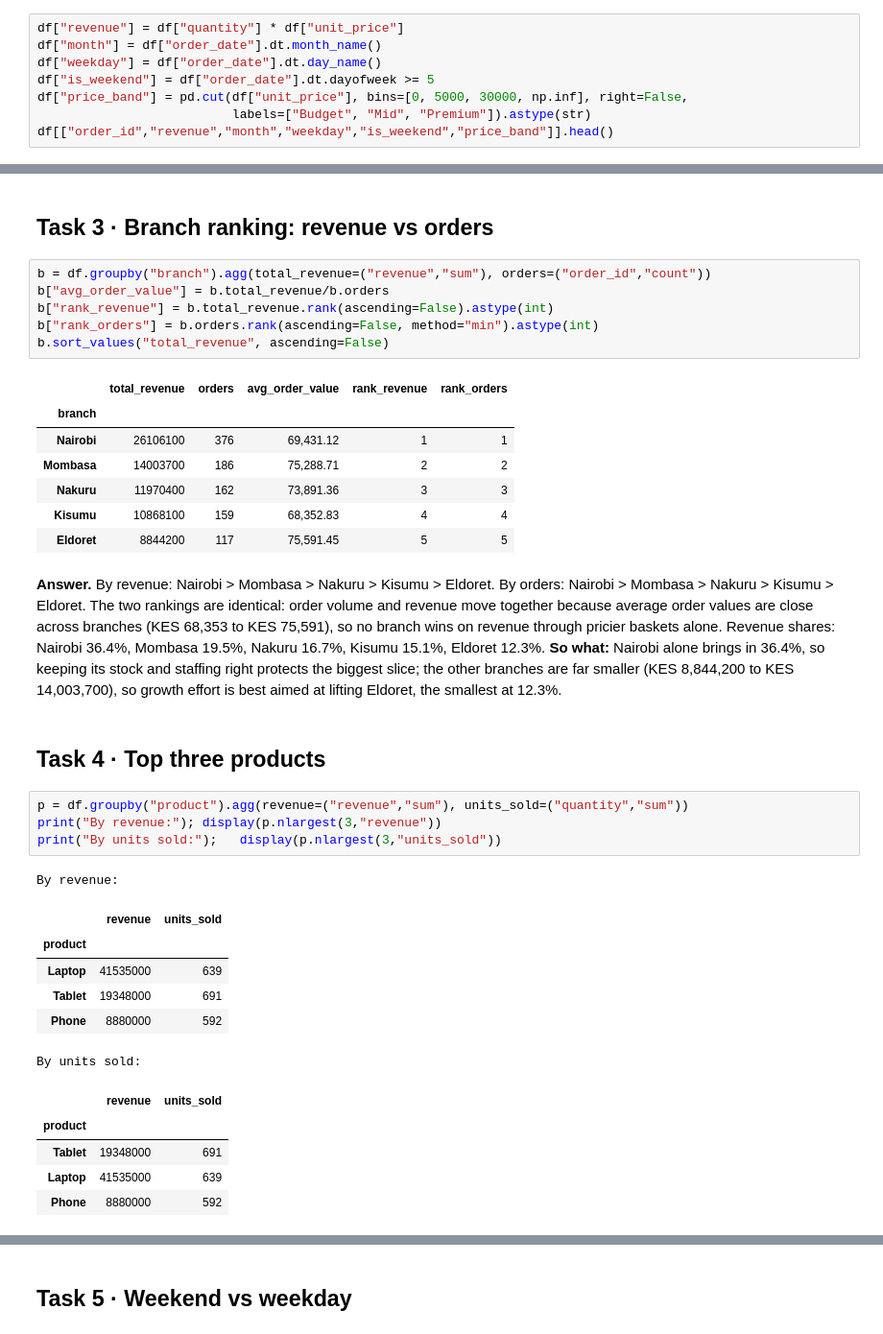
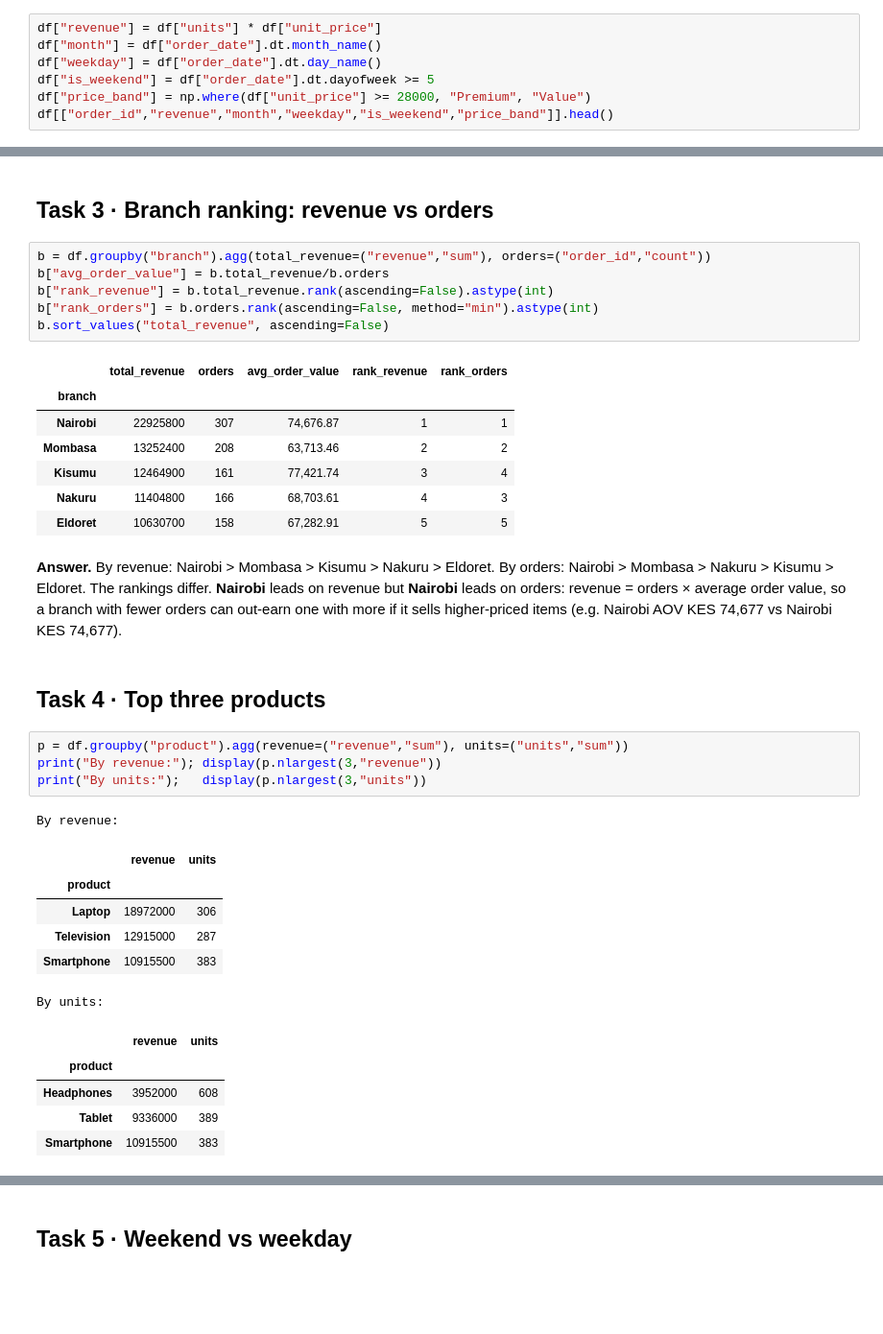
Before and after one commit to Chala-prog/plp-da-a3-duka-sales-and-agent-cleanup, a Jupyter notebook: duka_sales_exploration.ipynb, the cells around one changed output, grey strips where cells are left out. Shown at 96% size. Drawn from its saved outputs; the diff is of its cells as text; blank space fills up the shorter version.

```diff
--- a/duka_sales_exploration.ipynb
+++ b/duka_sales_exploration.ipynb
@@ -55,12 +51,11 @@ duplicate order_id: 0
 # %% [markdown]
 ## Task 2 · Derived columns
 # %%
-df["revenue"] = df["quantity"] * df["unit_price"]
+df["revenue"] = df["units"] * df["unit_price"]
 df["month"] = df["order_date"].dt.month_name()
 df["weekday"] = df["order_date"].dt.day_name()
 df["is_weekend"] = df["order_date"].dt.dayofweek >= 5
-df["price_band"] = pd.cut(df["unit_price"], bins=[0, 5000, 30000, np.inf], right=False,
-                          labels=["Budget", "Mid", "Premium"]).astype(str)
+df["price_band"] = np.where(df["unit_price"] >= 28000, "Premium", "Value")
 df[["order_id","revenue","month","weekday","is_weekend","price_band"]].head()
 # %% [output]
 |  | order_id | revenue | month | weekday | is_weekend | price_band |
@@ -82,29 +77,29 @@ b.sort_values("total_revenue", ascending=False)
 # %% [output]
 |  | total_revenue | orders | avg_order_value | rank_revenue | rank_orders |
 | branch |  |  |  |  |  |
-| Nairobi | 26106100 | 376 | 69,431.12 | 1 | 1 |
-| Mombasa | 14003700 | 186 | 75,288.71 | 2 | 2 |
-| Nakuru | 11970400 | 162 | 73,891.36 | 3 | 3 |
-| Kisumu | 10868100 | 159 | 68,352.83 | 4 | 4 |
-| Eldoret | 8844200 | 117 | 75,591.45 | 5 | 5 |
+| Nairobi | 22925800 | 307 | 74,676.87 | 1 | 1 |
+| Mombasa | 13252400 | 208 | 63,713.46 | 2 | 2 |
+| Kisumu | 12464900 | 161 | 77,421.74 | 3 | 4 |
+| Nakuru | 11404800 | 166 | 68,703.61 | 4 | 3 |
+| Eldoret | 10630700 | 158 | 67,282.91 | 5 | 5 |
-# %% [markdown]
-**Answer.** By revenue: Nairobi > Mombasa > Nakuru > Kisumu > Eldoret. By orders: Nairobi > Mombasa > Nakuru > Kisumu > Eldoret. The two rankings are identical: order volume and revenue move together because average order values are close across branches (KES 68,353 to KES 75,591), so no branch wins on revenue through pricier baskets alone. Revenue shares: Nairobi 36.4%, Mombasa 19.5%, Nakuru 16.7%, Kisumu 15.1%, Eldoret 12.3%. **So what:** Nairobi alone brings in 36.4%, so keeping its stock and staffing right protects the biggest slice; the other branches are far smaller (KES 8,844,200 to KES 14,003,700), so growth effort is best aimed at lifting Eldoret, the smallest at 12.3%.
+# %% [markdown]
+**Answer.** By revenue: Nairobi > Mombasa > Kisumu > Nakuru > Eldoret. By orders: Nairobi > Mombasa > Nakuru > Kisumu > Eldoret. The rankings differ. **Nairobi** leads on revenue but **Nairobi** leads on orders: revenue = orders × average order value, so a branch with fewer orders can out-earn one with more if it sells higher-priced items (e.g. Nairobi AOV KES 74,677 vs Nairobi KES 74,677).
 # %% [markdown]
 ## Task 4 · Top three products
 # %%
-p = df.groupby("product").agg(revenue=("revenue","sum"), units_sold=("quantity","sum"))
+p = df.groupby("product").agg(revenue=("revenue","sum"), units=("units","sum"))
 print("By revenue:"); display(p.nlargest(3,"revenue"))
-print("By units sold:");   display(p.nlargest(3,"units_sold"))
+print("By units:");   display(p.nlargest(3,"units"))
 # %% [output]
 By revenue:
-|  | revenue | units_sold |
+|  | revenue | units |
 | product |  |  |
-| Laptop | 41535000 | 639 |
-| Tablet | 19348000 | 691 |
-| Phone | 8880000 | 592 |
+| Laptop | 18972000 | 306 |
+| Television | 12915000 | 287 |
+| Smartphone | 10915500 | 383 |
-By units sold:
+By units:
-|  | revenue | units_sold |
+|  | revenue | units |
 | product |  |  |
-| Tablet | 19348000 | 691 |
-| Laptop | 41535000 | 639 |
-| Phone | 8880000 | 592 |
+| Headphones | 3952000 | 608 |
+| Tablet | 9336000 | 389 |
+| Smartphone | 10915500 | 383 |
```
Also changed, not shown: parts of 19 cells of this notebook, 15 other files.
